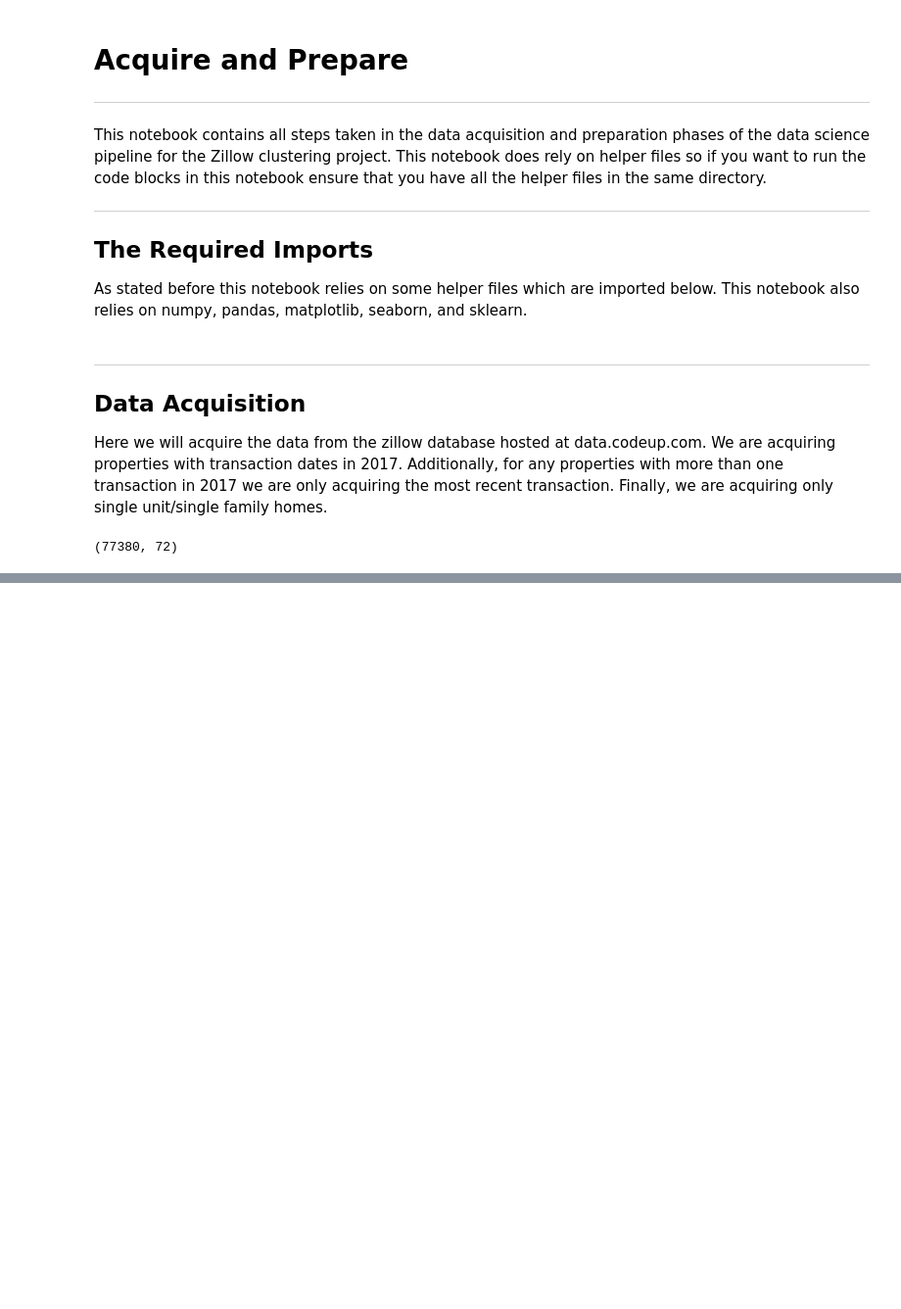
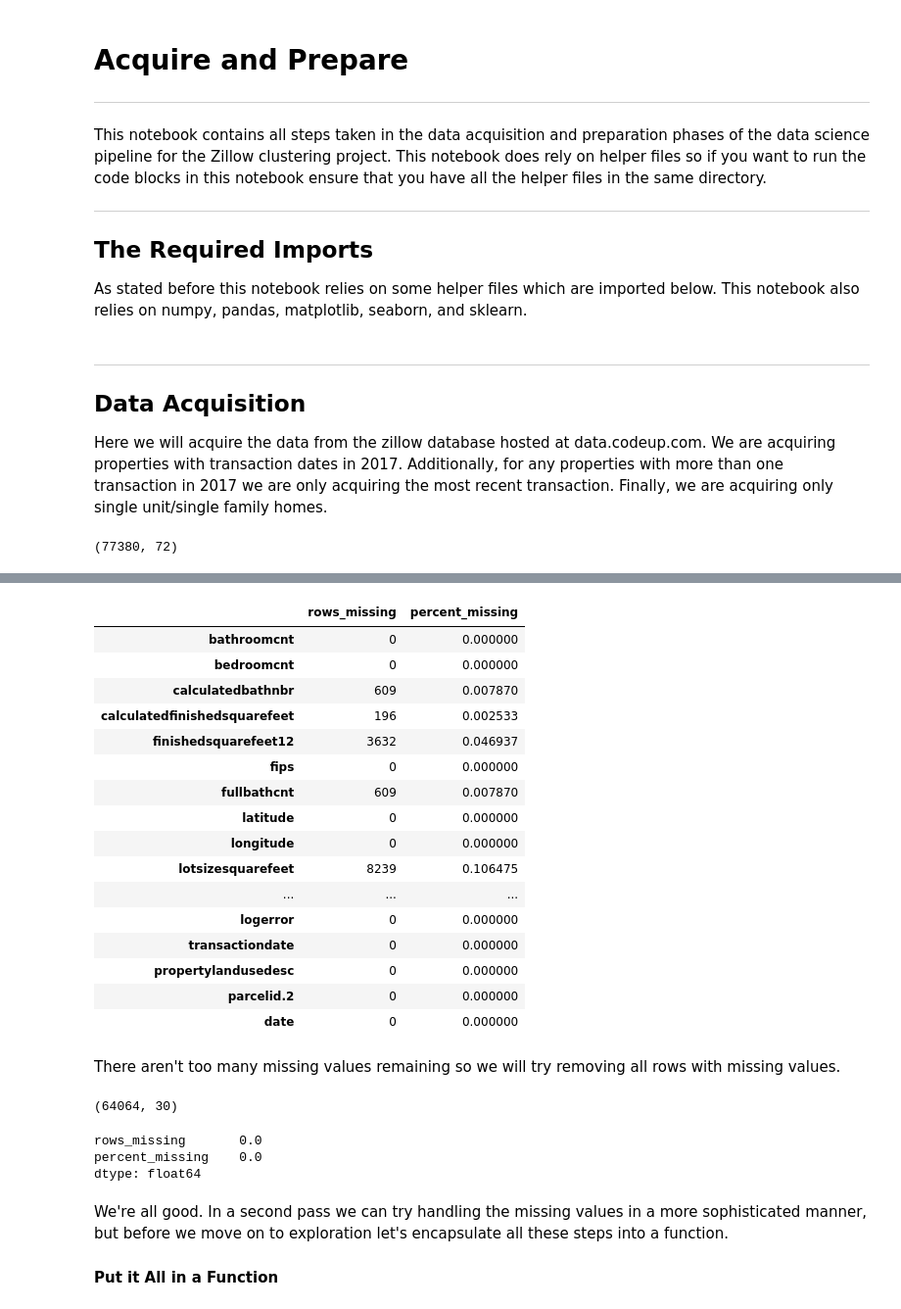
Before and after one commit to alegarcia-dev/zillow-clustering-project, a Jupyter notebook: wrangle.ipynb, the cells around one changed output, grey strips where cells are left out. Shown at 98% size. Drawn from its saved outputs; the diff is of its cells as text; code cells hidden in the pictures; blank space fills up the shorter version.

```diff
--- a/wrangle.ipynb
+++ b/wrangle.ipynb
@@ -144,0 +183,3 @@ Now we will begin preparing the data. The goal here is to handle all missing val
+# %%
+# We'll require 80 percent of the column not having missing values for it to not be dropped.
+zillow = drop_missing_values(zillow, prop_required_column = 0.8)
@@ -144,0 +191,23 @@ Now we will begin preparing the data. The goal here is to handle all missing val
+# %%
+# Let's check the null counts again.
+summarize_column_nulls(zillow)
+# %% [output]
+|  | rows_missing | percent_missing |
+| bathroomcnt | 0 | 0.000000 |
+| bedroomcnt | 0 | 0.000000 |
+| calculatedbathnbr | 609 | 0.007870 |
+| calculatedfinishedsquarefeet | 196 | 0.002533 |
+| finishedsquarefeet12 | 3632 | 0.046937 |
+| fips | 0 | 0.000000 |
+| fullbathcnt | 609 | 0.007870 |
+| latitude | 0 | 0.000000 |
+| longitude | 0 | 0.000000 |
+| lotsizesquarefeet | 8239 | 0.106475 |
+| ... | ... | ... |
+| logerror | 0 | 0.000000 |
+| transactiondate | 0 | 0.000000 |
+| propertylandusedesc | 0 | 0.000000 |
+| parcelid.2 | 0 | 0.000000 |
+| date | 0 | 0.000000 |
+# %% [markdown]
+There aren't too many missing values remaining so we will try removing all rows with missing values.
@@ -144,0 +217,16 @@ Now we will begin preparing the data. The goal here is to handle all missing val
+# %%
+# Let's see what we have.
+zillow.shape
+# %% [output]
+(64064, 30)
+# %%
+# Let's make sure it worked.
+summarize_column_nulls(zillow).sum()
+# %% [output]
+rows_missing       0.0
+percent_missing    0.0
+dtype: float64
+# %% [markdown]
+We're all good. In a second pass we can try handling the missing values in a more sophisticated manner, but before we move on to exploration let's encapsulate all these steps into a function.
+
+#### Put it All in a Function
```
Also changed, not shown: parts of 16 cells of this notebook, 2 other files.
